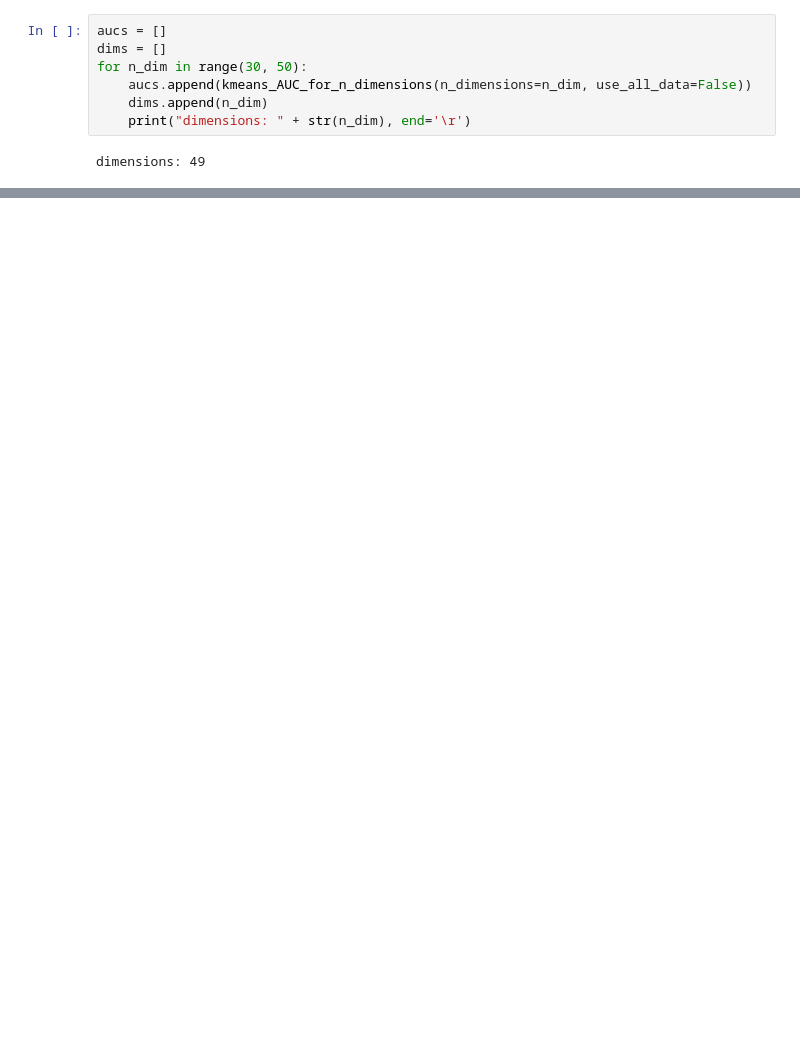
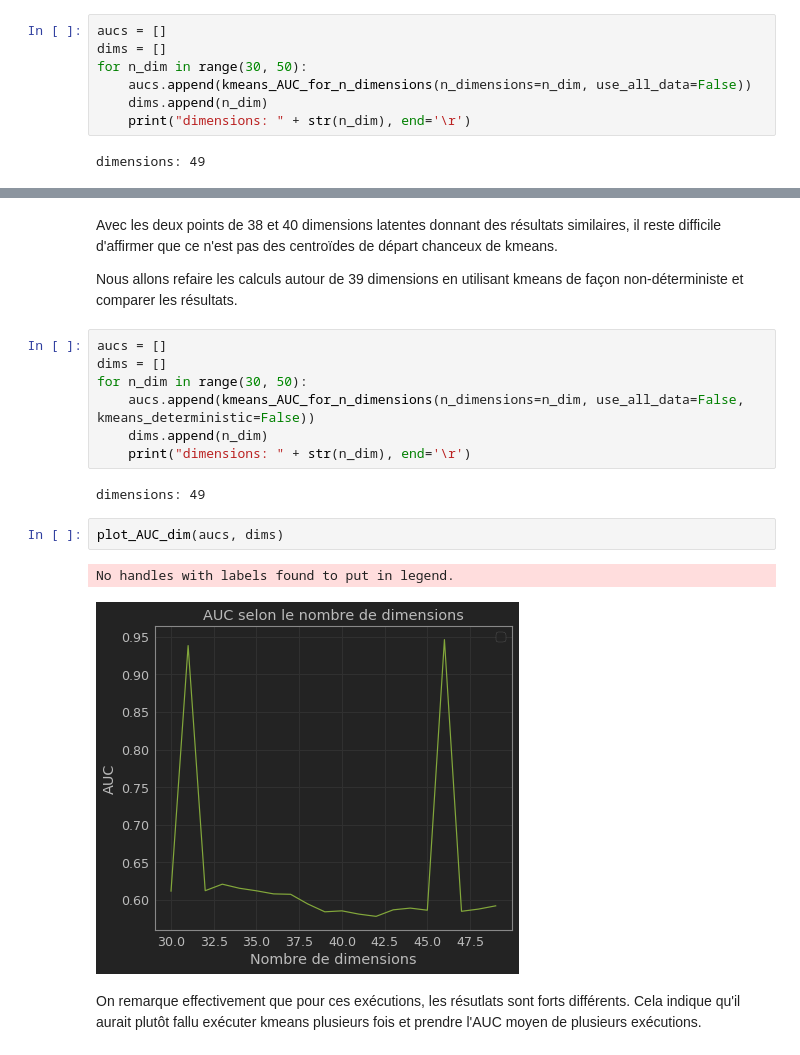
Before and after one commit to FabriceCh/log6308, a Jupyter notebook: tp3/tp3.ipynb, the cells around one changed output, grey strips where cells are left out. Saved outputs shown, nothing was run; the diff lists cells and outputs as text; blank space fills up the shorter version.

```diff
--- a/tp3/tp3.ipynb
+++ b/tp3/tp3.ipynb
@@ -549,0 +599,20 @@ No handles with labels found to put in legend.
+# %% [markdown]
+Avec les deux points de 38 et 40 dimensions latentes donnant des résultats similaires, il reste difficile d'affirmer que ce n'est pas des centroïdes de départ chanceux de kmeans.
+
+Nous allons refaire les calculs autour de 39 dimensions en utilisant kmeans de façon non-déterministe et comparer les résultats.
+# %%
+aucs = []
+dims = []
+for n_dim in range(30, 50):
+    aucs.append(kmeans_AUC_for_n_dimensions(n_dimensions=n_dim, use_all_data=False, kmeans_deterministic=False))
+    dims.append(n_dim)
+    print("dimensions: " + str(n_dim), end='\r')
+# %% [output]
+dimensions: 49
+# %%
+plot_AUC_dim(aucs, dims)
+# %% [output]
+No handles with labels found to put in legend.
+[figure, added]
+# %% [markdown]
+On remarque effectivement que pour ces exécutions, les résutlats sont forts différents. Cela indique qu'il aurait plutôt fallu exécuter kmeans plusieurs fois et prendre l'AUC moyen de plusieurs exécutions.
```
Also changed, not shown: parts of 38 cells of this notebook.
